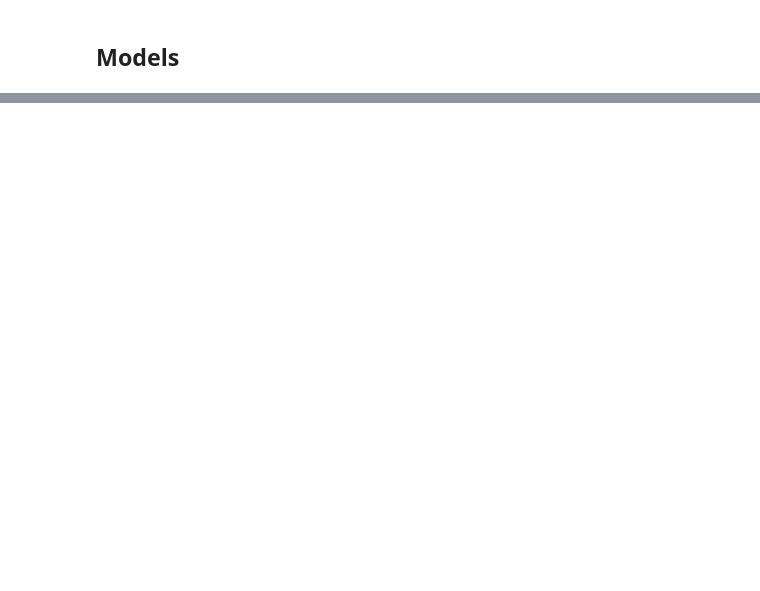
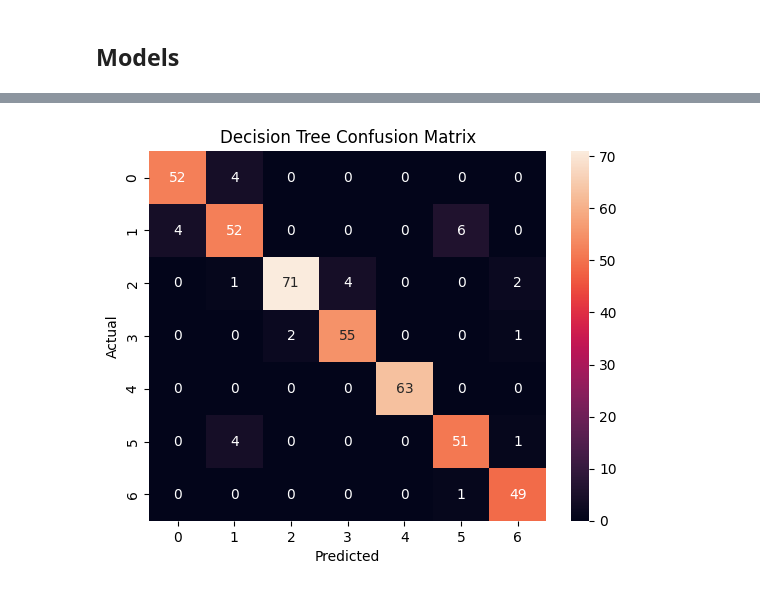
Before and after one commit to habiba-furany/AI_CS_IEEE-ZSB-26, a Jupyter notebook: Task-05/Obesity Prediction/notebook.ipynb, the cells around one changed output, grey strips where cells are left out. Cells and saved outputs as stored; diff of their text form; code cells hidden in the pictures; blank space fills up the shorter version.

```diff
--- a/Task-05/Obesity Prediction/notebook.ipynb
+++ b/Task-05/Obesity Prediction/notebook.ipynb
@@ -247,0 +260,9 @@ Overweight_Level_II       0.00      0.00      0.00        50
+# %%
+cm = confusion_matrix(y_test, y_pred_d)
+sns.heatmap(cm, annot=True)
+plt.xlabel("Predicted")
+plt.ylabel("Actual")
+plt.title("Decision Tree Confusion Matrix")
+plt.show()
+# %% [output]
+[figure, added]
```
Also changed, not shown: parts of 4 cells of this notebook, 3 other files.
